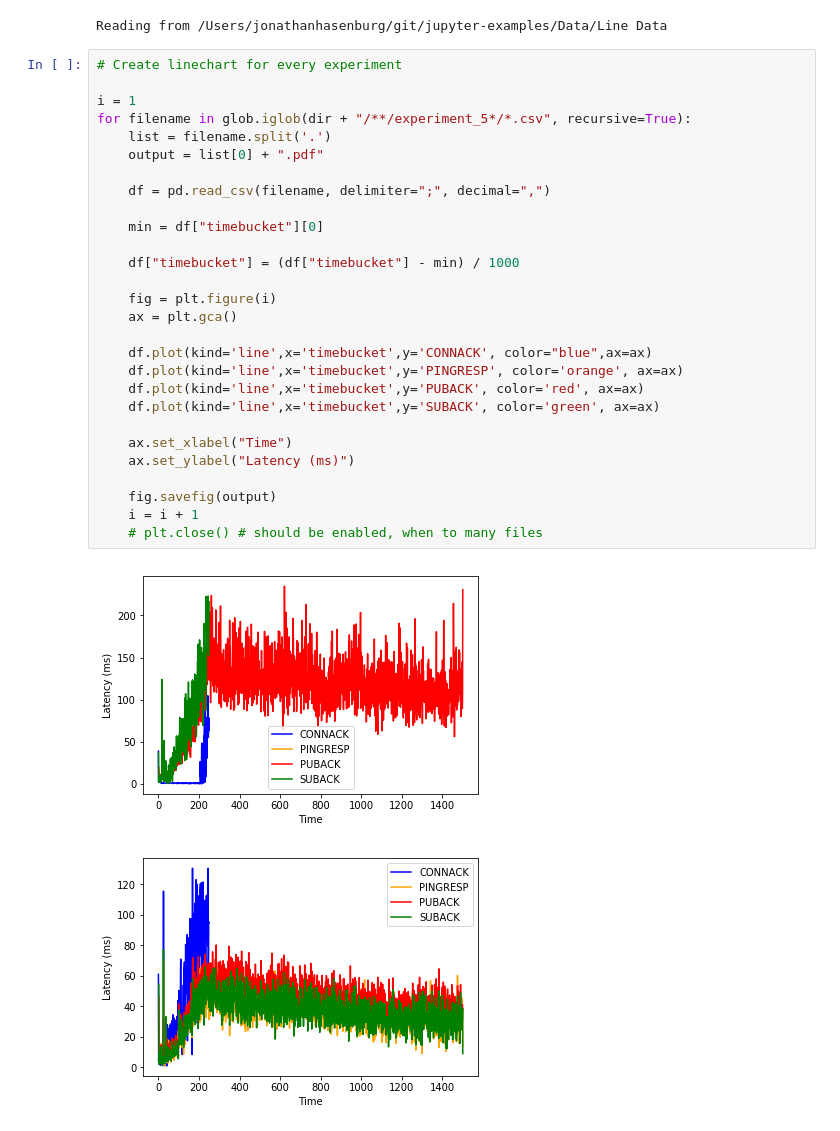
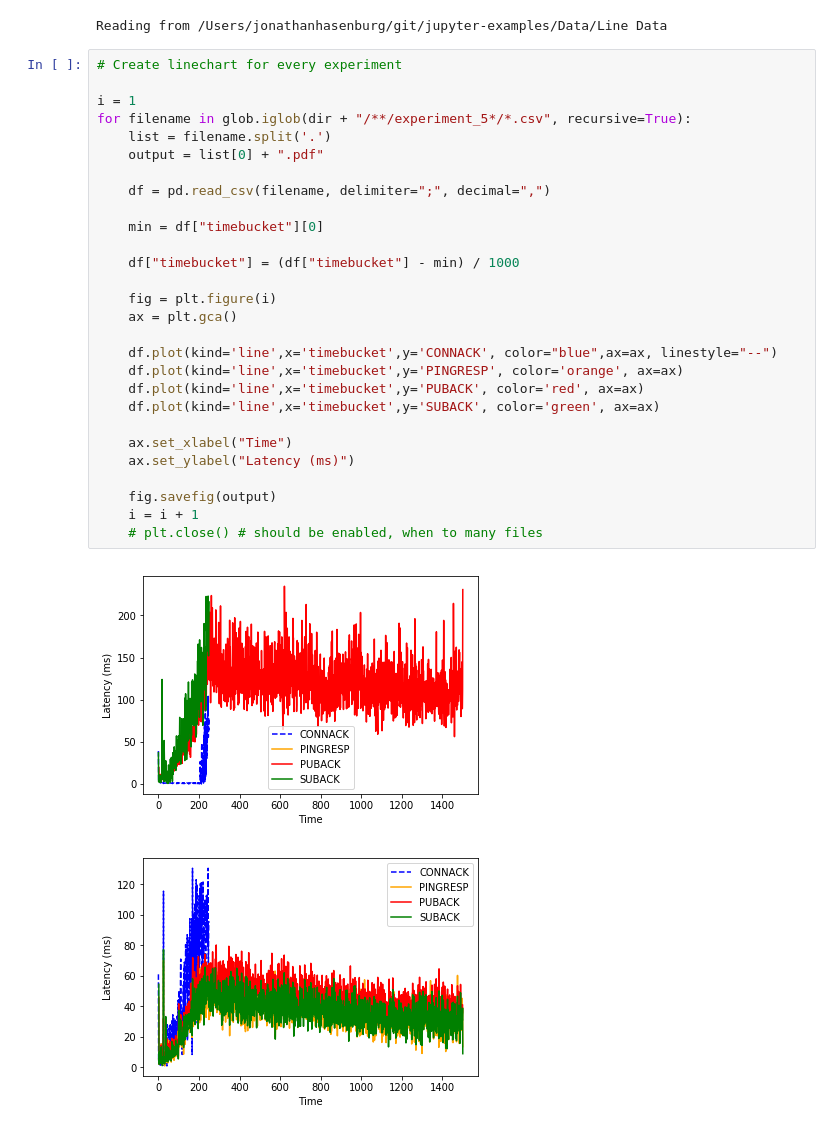
Before and after one commit to MoeweX/jupyter-examples, a Jupyter notebook: Line Charts.ipynb, the cells around one changed output. Drawn from its saved outputs; the diff is of its cells as text.

```diff
--- a/Line Charts.ipynb
+++ b/Line Charts.ipynb
@@ -20,31 +20,31 @@ Reading from /Users/jonathanhasenburg/git/jupyter-examples/Data/Line Data
 # %%
 # Create linechart for every experiment
 
 i = 1
 for filename in glob.iglob(dir + "/**/experiment_5*/*.csv", recursive=True):
     list = filename.split('.')
     output = list[0] + ".pdf"
 
     df = pd.read_csv(filename, delimiter=";", decimal=",")
 
     min = df["timebucket"][0]
 
     df["timebucket"] = (df["timebucket"] - min) / 1000
 
     fig = plt.figure(i)
     ax = plt.gca()
 
-    df.plot(kind='line',x='timebucket',y='CONNACK', color="blue",ax=ax)
+    df.plot(kind='line',x='timebucket',y='CONNACK', color="blue",ax=ax, linestyle="--")
     df.plot(kind='line',x='timebucket',y='PINGRESP', color='orange', ax=ax)
     df.plot(kind='line',x='timebucket',y='PUBACK', color='red', ax=ax)
     df.plot(kind='line',x='timebucket',y='SUBACK', color='green', ax=ax)
 
     ax.set_xlabel("Time")
     ax.set_ylabel("Latency (ms)")
 
     fig.savefig(output)
     i = i + 1
     # plt.close() # should be enabled, when to many files
 # %% [output]
 [figure]
-[figure, old version]
+[figure, new version]
```
Also changed, not shown: parts of 2 cells of this notebook, 14 other files.
